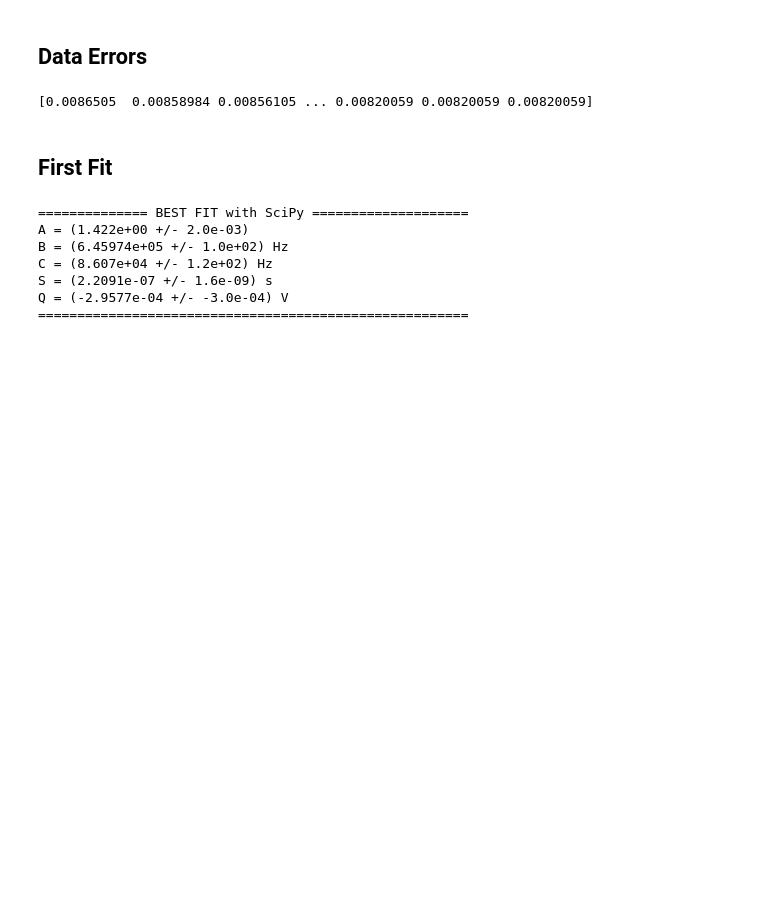
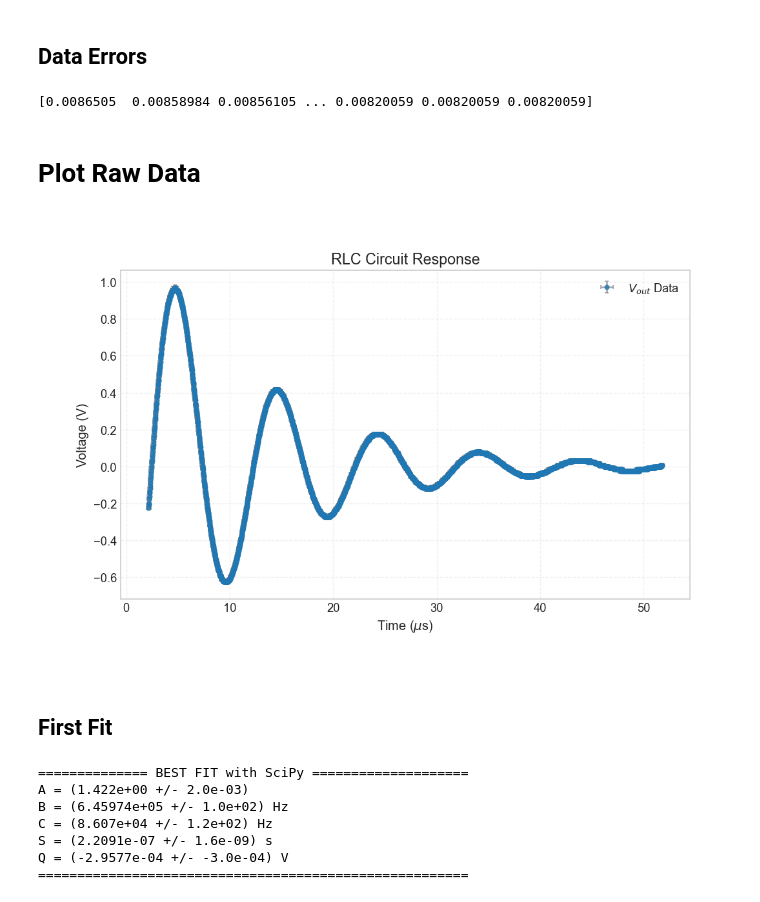
Before and after one commit to bagnolino/labAnalysis, a Jupyter notebook: Notebooks/exploration.ipynb, the cells around one changed output. Cells and saved outputs as stored; diff of their text form; code cells hidden in the pictures; blank space fills up the shorter version.

```diff
--- a/Notebooks/exploration.ipynb
+++ b/Notebooks/exploration.ipynb
@@ -140,3 +121,30 @@ def fitFgen(x, A: np.float64, B: np.float64, C: np.float64, S: np.float64, Q: np
+# %%
+plt.style.use('seaborn-v0_8-whitegrid')  # More modern look than ROOT style
+params = {
+    'figure.figsize': (8, 6),
+    'axes.labelsize': 12,
+    'figure.titlesize': 16,
+    'axes.titlesize': 14,
+    'xtick.labelsize': 11,
+    'ytick.labelsize': 11,
+    'lines.linewidth': 1.5,
+    'lines.markersize': 4,
+    'legend.fontsize': 11,
+    'legend.framealpha': 0.8,
+    'legend.loc': 'best',
+    'figure.dpi': 120,
+    'savefig.dpi': 150,
+    'savefig.bbox': 'tight',
+    'savefig.pad_inches': 0.5,
+    'axes.grid': True,
+    'grid.alpha': 0.3,
+    'figure.constrained_layout.use': True
+}
+plt.rcParams.update(params)
+
+# More vibrant color cycle
+plt.rcParams['axes.prop_cycle'] = cycler(color=['#1f77b4', '#ff7f0e', '#2ca02c', '#d62728',
+                                               '#9467bd', '#8c564b', '#e377c2', '#7f7f7f'])
 # %% [markdown]
 ## Init Parameter
 # %%
@@ -161,5 +169,27 @@ err_t = err_reading_t
 print(err_V)
 # %% [output]
 [0.0086505  0.00858984 0.00856105 ... 0.00820059 0.00820059 0.00820059]
+# %% [markdown]
+# Plot Raw Data
+# %%
+def plot_raw_data():
+    """Plot the raw data with improved styling"""
+    fig, ax = plt.subplots(figsize=(8, 5))
+    ax.errorbar(t_data*1e6, V_data, yerr=err_V, xerr=err_t*1e6,
+                fmt='o', label=r'$V_{out}$ Data', ms=4, color='#1f77b4',
+                alpha=0.7, ecolor='gray', capsize=2)
+
+    ax.set_xlabel(r'Time ($\mu$s)', fontsize=12)
+    ax.set_ylabel(r'Voltage (V)', fontsize=12)
+    ax.set_title('RLC Circuit Response', fontsize=14)
+    ax.legend(loc='best')
+    ax.grid(True, alpha=0.3, linestyle='--')
+
+    plt.savefig(f'{file}_raw_data.png')
+    plt.close()
+    return fig
+plot_raw_data()
+# %% [output]
+[figure, added]
 # %% [markdown]
 ## First Fit
```
Also changed, not shown: parts of 29 cells of this notebook, 7 other files.
